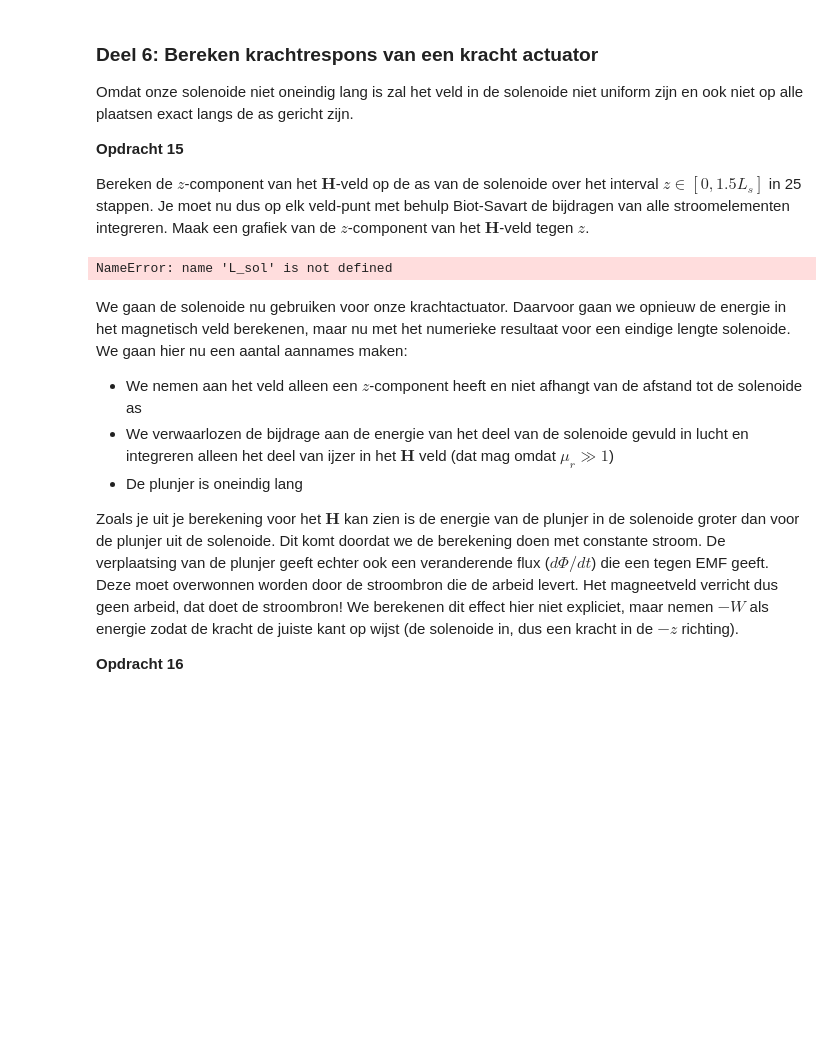
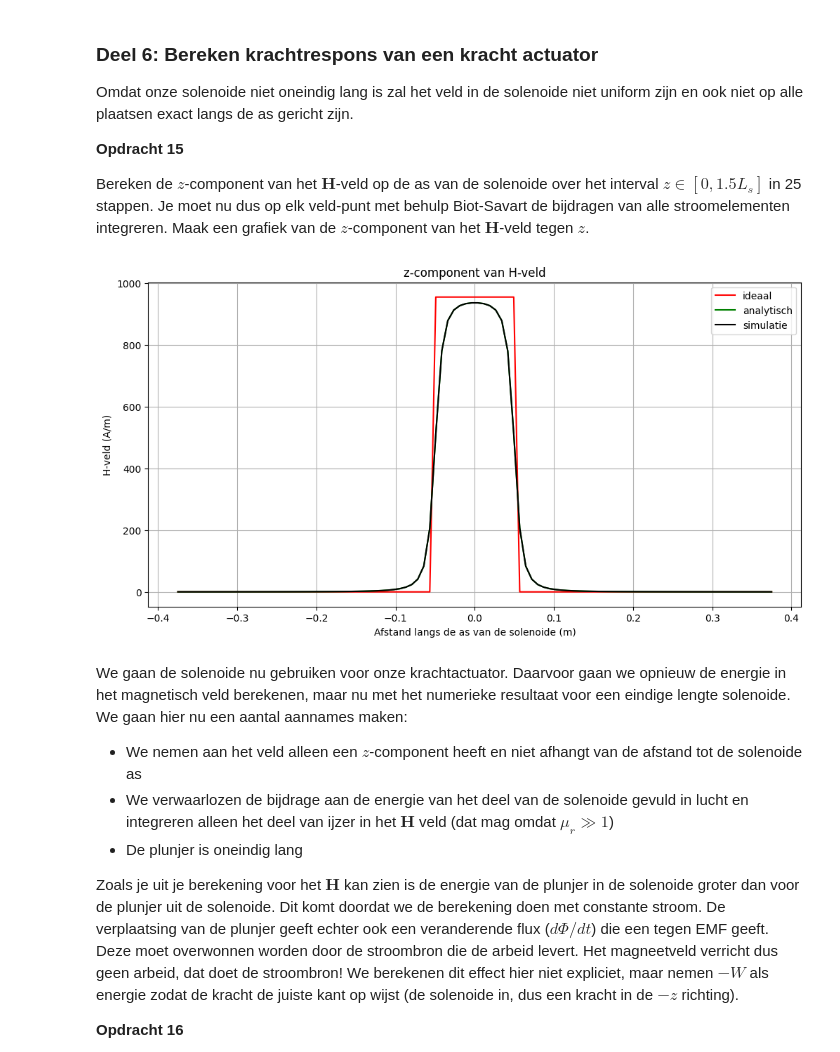
Before and after one commit to meesvanzeeland-ops/opdrachten-DEF-D, a Jupyter notebook: DigitaleOntwerpopdrachten/2KrachtactuatorOpdracht/Archive/KrachtactuatorOpdracht.ipynb, the cells around one changed output. Cells and saved outputs as stored; diff of their text form; code cells hidden in the pictures; blank space fills up the shorter version.

```diff
--- a/DigitaleOntwerpopdrachten/2KrachtactuatorOpdracht/Archive/KrachtactuatorOpdracht.ipynb
+++ b/DigitaleOntwerpopdrachten/2KrachtactuatorOpdracht/Archive/KrachtactuatorOpdracht.ipynb
@@ -391,37 +410,55 @@ Omdat onze solenoide niet oneindig lang is zal het veld in de solenoide niet uni
 
 Bereken de $z$-component van het $\mathbf{H}$-veld op de as van de solenoide over het interval $z \in [0, 1.5L_s]$ in 25 stappen. Je moet nu dus op elk veld-punt met behulp Biot-Savart de bijdragen van alle stroomelementen integreren. Maak een grafiek van de $z$-component van het $\mathbf{H}$-veld tegen $z$.
 # %%
-n_ax=25
-z_ax=np.linspace(0, 1.5*L_sol/2, n_ax)
+n_ax=100 #Verlagen als simulatie te lang duurt
+z_ax=np.linspace(-1.5*L_sol/2, 1.5*L_sol/2, n_ax)
 H_ax=np.zeros((n_ax,1))
 
+I = 6 # A
+l_draad = 1 # m
+r_sol = 0.01 # m
+L_sol = 0.1 # m
+N = 20000
+
+aantal_omwent = l_draad / (2 * np.pi * r_sol)
+analytical_ans = aantal_omwent / L_sol * I
+
+x, y, z = parametrisatie(N, r_sol, aantal_omwent, L_sol) #Opnieuw parameterizatie uitvoeren met nieuwe parameters
+
 for i_field in range(n_ax):
-    print(f"\rIfield =  {i_field}", end="") # Print welk element van het veld nu berekend wordt.
+    #print(f"\rIfield =  {i_field}", end="") # Print welk element van het veld nu berekend wordt.
     # Bepaal de field coordinate
     Hsimulated=np.array([0,0,0], dtype='float64')
-    for i_source in np.arange(1, N):
-        # Bepaal dl en r_source en gebruik
+    r_field = np.array([0.0, 0.0, z_ax[i_field]])
+
+    for i_source in range(N - 1):
+        r_source = np.array([x[i_source], y[i_source], z[i_source]])
+        dl = np.array([x[i_source + 1] - x[i_source], y[i_source + 1] - y[i_source], z[i_source + 1] - z[i_source]])
         Hsimulated += field_current_element(r_field, r_source, dl)
-        print(f"Ifield =  {i_field}", end="")
+        #print(f"Ifield =  {i_field}", end="")
+        #alle iteraties printen buiten beschouwing gelaten door fout in afbeelding laden
 
     # selecting the z-component
     H_ax[i_field,0]=Hsimulated[2]
 
-H_veld_ideaal=analytical_answer*np.ones(n_ax)*(1.0*(z_ax < L_sol/2))
+H_veld_ideaal=analytical_ans*np.ones(n_ax)*(1.0*(np.abs(z_ax) < L_sol/2))
 
 # dit is nog een aardige analytische uitdrukking die je kan uitrekenen voor de z-component op de as van een solenoide met eindige lengte
 H_veld_analytisch=(aantal_omwent*I/L_sol/2)*((L_sol/2-z_ax)/np.sqrt((z_ax- L_sol/2)**2 + r_sol**2)+(L_sol/2+z_ax)/np.sqrt((z_ax+ L_sol/2)**2 + r_sol**2))
 
-plt.figure(figsize=[13,4])
-plt.subplot(131)
-plt.title('z-component van B-veld')
+plt.figure(figsize=[12,6])
+#plt.subplot(131)
+plt.title('z-component van H-veld')
 plt.plot(z_ax, H_veld_ideaal, '-r', label='ideaal')
 plt.plot(z_ax, H_veld_analytisch, '-g', label='analytisch')
 plt.plot(z_ax, H_ax, '-k', label='simulatie')
 plt.xlabel('Afstand langs de as van de solenoide (m)')
-plt.ylabel('B-veld (Tesla)')
+plt.ylabel('H-veld (A/m)')
+plt.grid()
+plt.legend()
+plt.show()
 # %% [output]
-NameError: name 'L_sol' is not defined
+[figure, added]
 # %% [markdown]
 We gaan de solenoide nu gebruiken voor onze krachtactuator. Daarvoor gaan we opnieuw de energie in het magnetisch veld berekenen, maar nu met het numerieke resultaat voor een eindige lengte solenoide. We gaan hier nu een aantal aannames maken:
 * We nemen aan het veld alleen een $z$-component heeft en niet afhangt van de afstand tot de solenoide as
```
Also changed, not shown: parts of 4 cells of this notebook, 1 other file.
